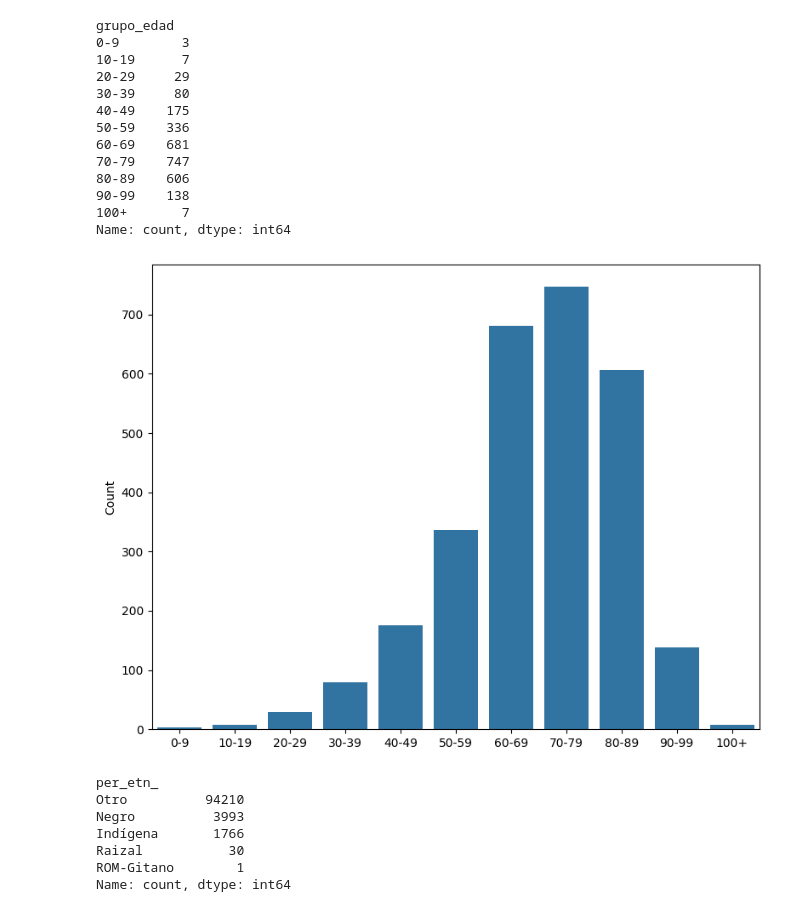
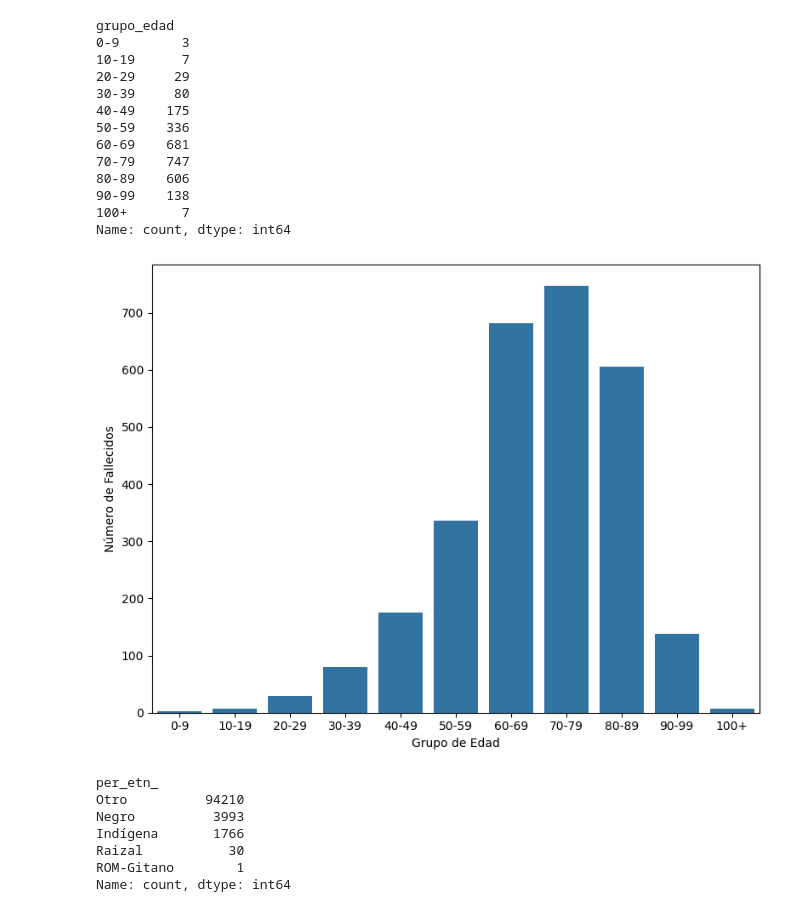
Before and after one commit to 4GeeksAcademy/remelop_Machine_Learning_Final_Project, a Jupyter notebook: src/Final_Project.ipynb, the cells around one changed output. Saved outputs shown, nothing was run; the diff lists cells and outputs as text; code cells hidden in the pictures.

Commit message:
fallecidos

```diff
--- a/src/Final_Project.ipynb
+++ b/src/Final_Project.ipynb
@@ -647,11 +658,13 @@ Name: count, dtype: int64
 # %%
 plt.figure(figsize=(8,6))
 sns.barplot(x=grupo_fallecidos.index, y=grupo_fallecidos.values).set(xlabel = None, ylabel = "Count", title = None)
 #plt.xticks(rotation=90)
+plt.xlabel('Grupo de Edad')
+plt.ylabel('Número de Fallecidos')
 plt.tight_layout()
 plt.show()
 # %% [output]
-[figure, old version]
+[figure, new version]
 # %%
 # Pertenencia étnica
 #1-Indígena 2-ROM 3-Raizal 4-Palenquero 5-Negro 6-Otro
```
Also changed, not shown: parts of 4 cells of this notebook.
